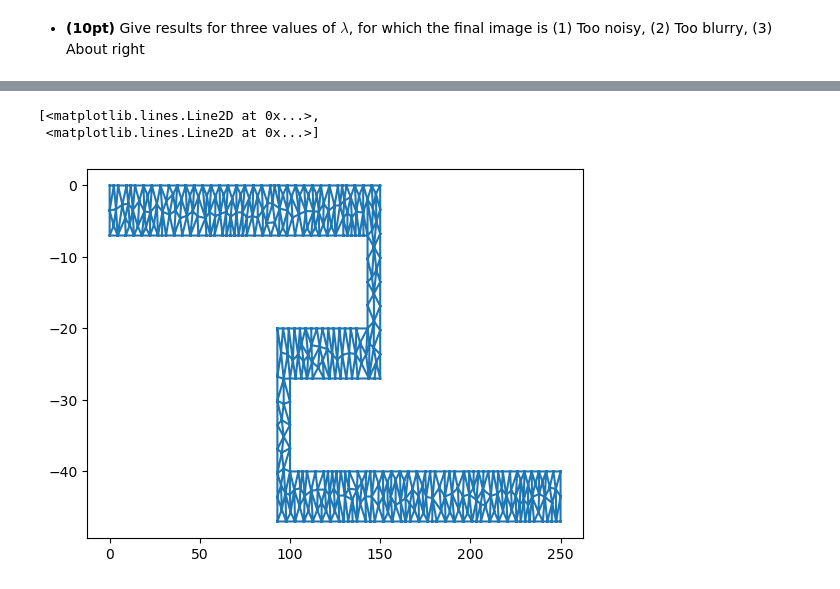
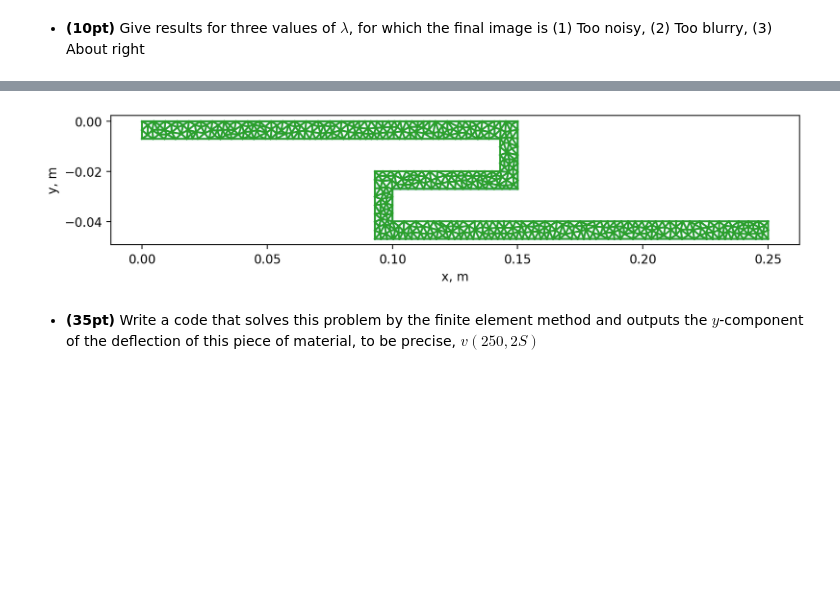
Before and after one commit to dashadem/skoltech_courses, a Jupyter notebook: NumMod/PS3_demeshko.ipynb, the cells around one changed output, grey strips where cells are left out. Saved outputs shown, nothing was run; the diff lists cells and outputs as text; code cells hidden in the pictures; blank space fills up the shorter version.

```diff
--- a/NumMod/PS3_demeshko.ipynb
+++ b/NumMod/PS3_demeshko.ipynb
@@ -325,6 +304,17 @@ import matplotlib.pyplot as plt
 # %%
-plt.triplot(test_x_f, test_y_f, triangles)
+points, triangles = make_grid(0.007)
+test_x_f = points[:,0]
+test_y_f = points[:,1]
+
+def plot1(u,v):
+    plt.figure(figsize = (10, 10), dpi = 200)
+    plt.triplot(u, v, triangles)
+    plt.xlabel('x, m')
+    plt.ylabel('y, m')
+    ax = plt.gca()
+    ax.set_aspect('equal', adjustable='box')
+    plt.draw()
+
+plot(test_x_f, test_y_f)
 # %% [output]
-[<matplotlib.lines.Line2D at 0x...>,
- <matplotlib.lines.Line2D at 0x...>]
-[figure, old version]
+[figure, new version]
@@ -336,0 +321,2 @@ triangles = np.array(mesh.elements)
+# %% [markdown]
+* **(35pt)** Write a code that solves this problem by the finite element method and outputs the $y$-component of the deflection of this piece of material, to be precise, $v(250,2 S)$
```
Also changed, not shown: parts of 13 cells of this notebook.
